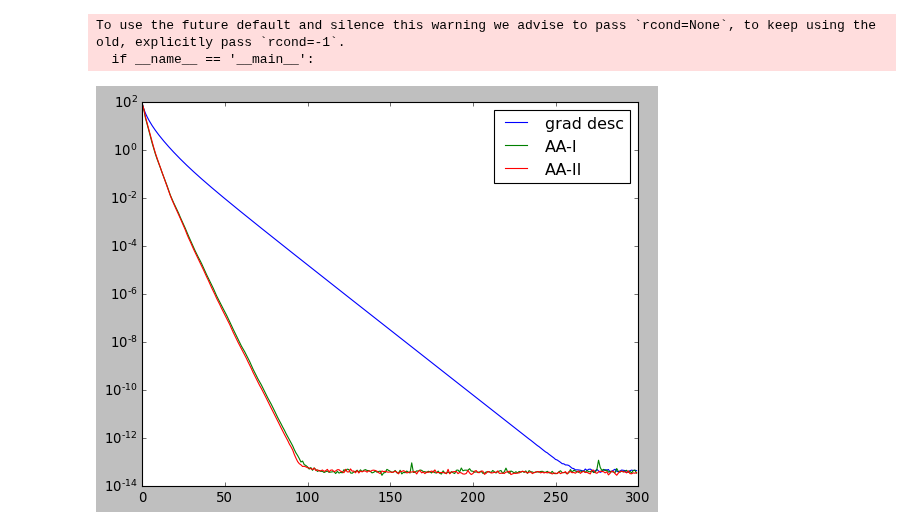
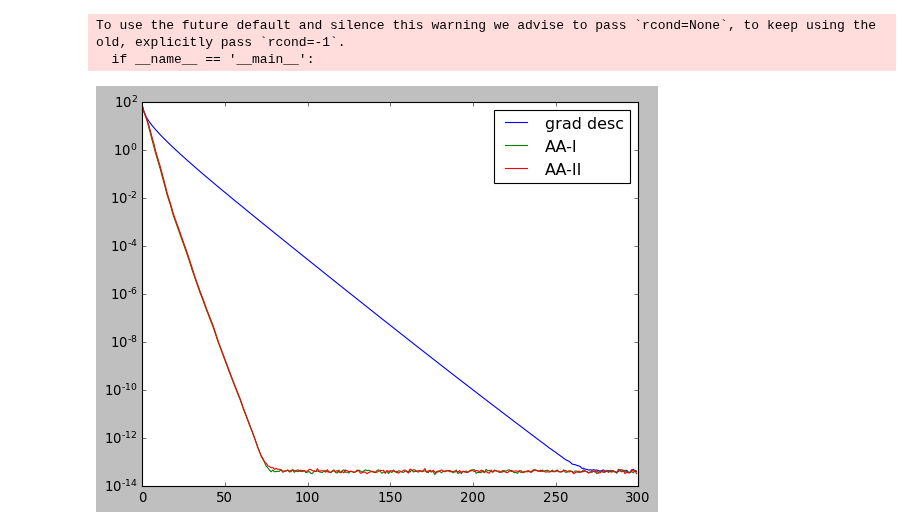
Before and after one commit to cvxgrp/aa, a Jupyter notebook: python/aa.ipynb, the cells around one changed output. Saved outputs shown, nothing was run; the diff lists cells and outputs as text; code cells hidden in the pictures.

```diff
--- a/python/aa.ipynb
+++ b/python/aa.ipynb
@@ -7,7 +7,7 @@ plt.style.use('classic')
 # %%
 # Solving least squarse min_x ||Ax - b||^2
 
-np.random.seed(1)
+np.random.seed(123)
 
 n = 100
 m = 300
@@ -24,39 +24,41 @@ gs_aa_2 = []
 
 x = np.zeros((n,1))
 for i in range(N):
     x -= t * A.T.dot(A.dot(x) - b)
     gs_vanilla.append(np.linalg.norm( A.T.dot(A.dot(x) - b)))
 
 
-aa_mem = 5
+aa_mem = 10
 
-aa_wrk = aa.AndersonAccelerator(n, aa_mem, True)
+aa_wrk = aa.AndersonAccelerator(n, aa_mem, True, regularization=0)
 x = np.zeros((n,1))
 for i in range(N):
+    if i > 0: aa_wrk.apply(x, x_prev)
     x_prev = np.copy(x)
     x -= t * A.T.dot(A.dot(x) - b)
-    aa_wrk.apply(x, x_prev)
+    aa_wrk.safeguard(x, x_prev)
     gs_aa_1.append(np.linalg.norm( A.T.dot(A.dot(x) - b)))
 
-aa_wrk = aa.AndersonAccelerator(n, aa_mem, False)
+aa_wrk = aa.AndersonAccelerator(n, aa_mem, False, regularization=0)
 x = np.zeros((n,1))
 for i in range(N):
+    if i > 0: aa_wrk.apply(x, x_prev)
     x_prev = np.copy(x)
     x -= t * A.T.dot(A.dot(x) - b)
-    aa_wrk.apply(x, x_prev)
+    aa_wrk.safeguard(x, x_prev)
     gs_aa_2.append(np.linalg.norm( A.T.dot(A.dot(x) - b)))
 
 
 plt.semilogy(gs_vanilla, label='grad desc')
 plt.semilogy(gs_aa_1, label='AA-I')
 plt.semilogy(gs_aa_2, label='AA-II')
 
 plt.legend()
 plt.show()
 # %% [output]
 To use the future default and silence this warning we advise to pass `rcond=None`, to keep using the old, explicitly pass `rcond=-1`.
   if __name__ == '__main__':
-[figure, old version]
+[figure, new version]
 # %%
 # l1 regularized least squares
 
```
Also changed, not shown: parts of 1 cell of this notebook, 3 other files.
